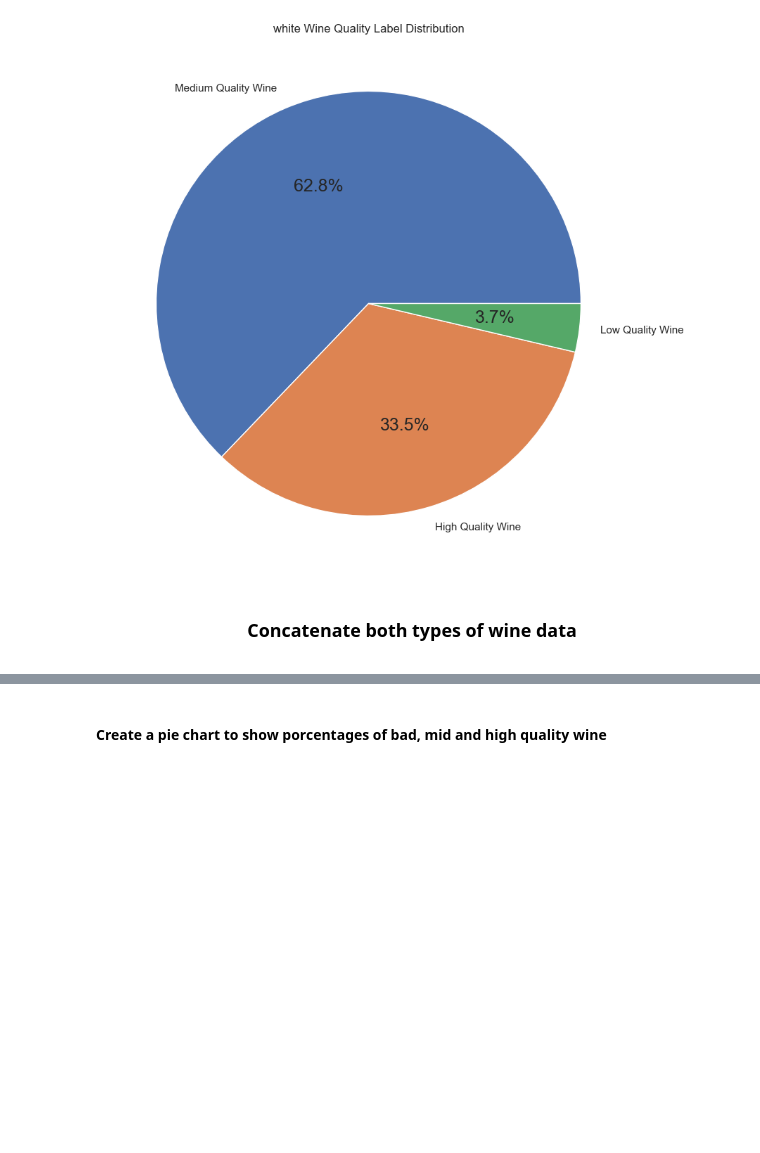
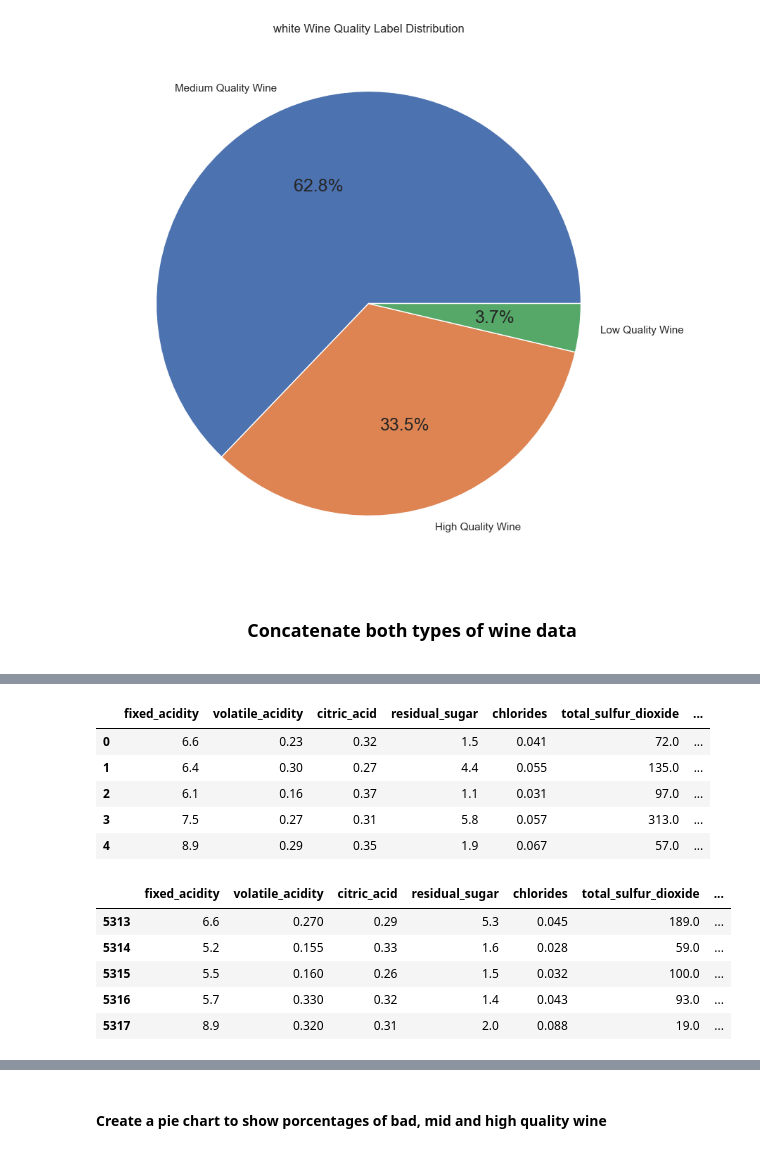
Before and after one commit to MaxLopezSalgado/wine_quality, a Jupyter notebook: wine_quality.ipynb, the cells around one changed output, grey strips where cells are left out. Saved outputs shown, nothing was run; the diff lists cells and outputs as text; code cells hidden in the pictures; blank space fills up the shorter version.

```diff
--- a/wine_quality.ipynb
+++ b/wine_quality.ipynb
@@ -406,3 +481,25 @@ display(wine_concat.describe())
+# %%
+# shuffle the data so that we don't have all the red wines first and then the white wines
+wine_concat = wine_concat.sample(frac=1, random_state=42).reset_index(drop=True)
+
+# check the first few rows of the data
+display(wine_concat.head())
+
+# check the last few rows of the data
+display(wine_concat.tail())
+# %% [output]
+|  | fixed_acidity | volatile_acidity | citric_acid | residual_sugar | chlorides | total_sulfur_dioxide | ... |
+| 0 | 6.6 | 0.23 | 0.32 | 1.5 | 0.041 | 72.0 | ... |
+| 1 | 6.4 | 0.30 | 0.27 | 4.4 | 0.055 | 135.0 | ... |
+| 2 | 6.1 | 0.16 | 0.37 | 1.1 | 0.031 | 97.0 | ... |
+| 3 | 7.5 | 0.27 | 0.31 | 5.8 | 0.057 | 313.0 | ... |
+| 4 | 8.9 | 0.29 | 0.35 | 1.9 | 0.067 | 57.0 | ... |
+|  | fixed_acidity | volatile_acidity | citric_acid | residual_sugar | chlorides | total_sulfur_dioxide | ... |
+| 5313 | 6.6 | 0.270 | 0.29 | 5.3 | 0.045 | 189.0 | ... |
+| 5314 | 5.2 | 0.155 | 0.33 | 1.6 | 0.028 | 59.0 | ... |
+| 5315 | 5.5 | 0.160 | 0.26 | 1.5 | 0.032 | 100.0 | ... |
+| 5316 | 5.7 | 0.330 | 0.32 | 1.4 | 0.043 | 93.0 | ... |
+| 5317 | 8.9 | 0.320 | 0.31 | 2.0 | 0.088 | 19.0 | ... |
 # %%
 # calculate the skewness of each numeric column in wine_quality
 wine_concat.skew()
```
Also changed, not shown: parts of 22 cells of this notebook.
